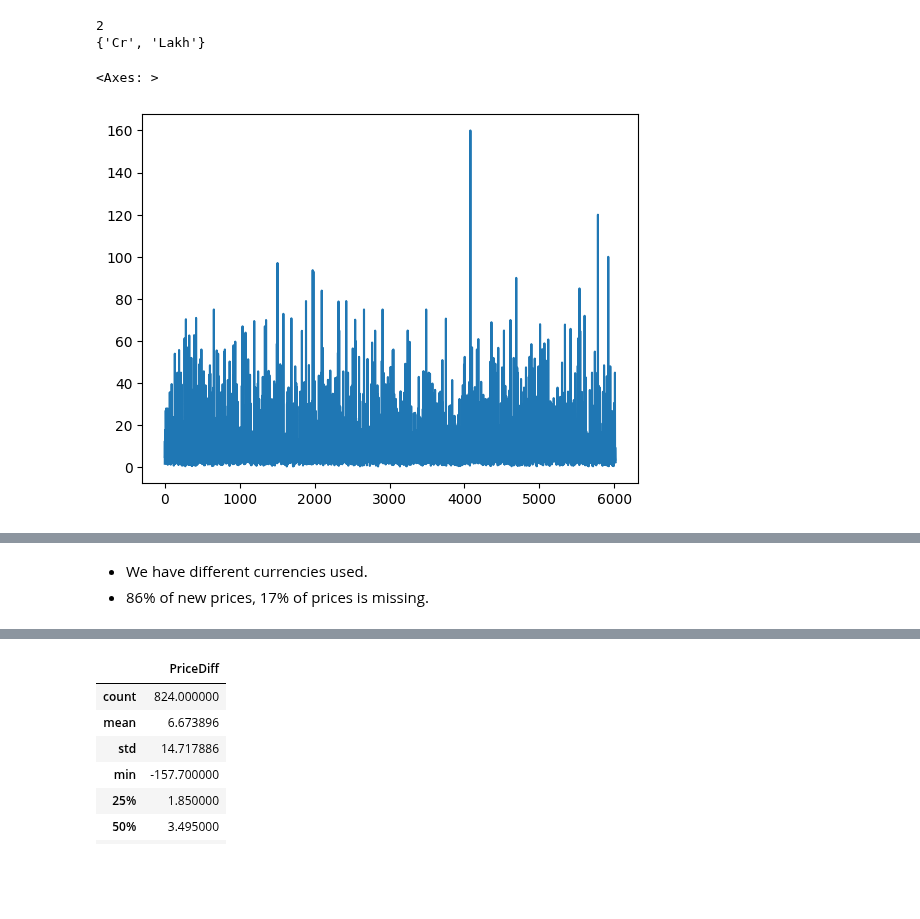
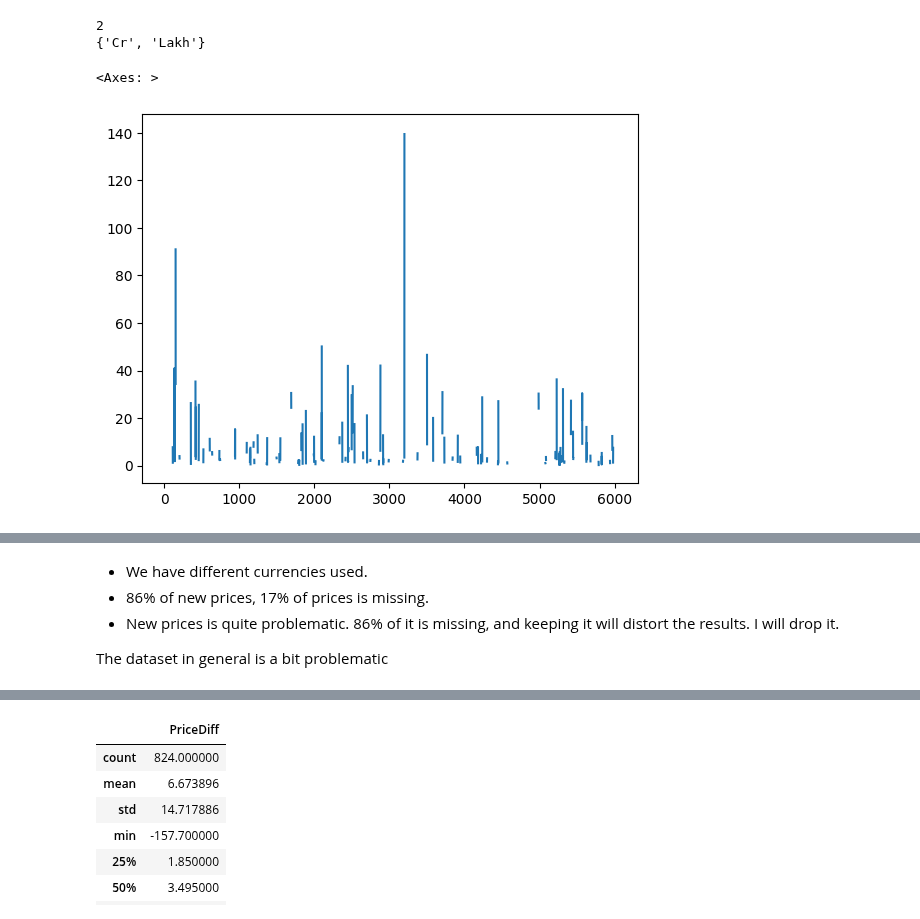
Before and after one commit to safakan/CCTB_repo_safak_atakan_celik, a Jupyter notebook: DEA113/Assignment4/Assignment4_EDA_Kaggle.ipynb, the cells around one changed output, grey strips where cells are left out. Saved outputs shown, nothing was run; the diff lists cells and outputs as text; code cells hidden in the pictures; blank space fills up the shorter version.

```diff
--- a/DEA113/Assignment4/Assignment4_EDA_Kaggle.ipynb
+++ b/DEA113/Assignment4/Assignment4_EDA_Kaggle.ipynb
@@ -189,15 +191,15 @@ data["Price_New"] = data.apply(lambda row: row["Price_New"] * 100 if row["Curren
 # %%
 # Visuals
 # priceData = data[["Price", "Price_New", "PriceDiff"]]
 # print(priceData.describe())
 # priceData.plot(kind='line', subplots=True)
 
 
-priceData = data["Price"]
+priceData = data["PriceDiff"]
 priceData.plot(kind='line')
 # %% [output]
 <Axes: >
-[figure, old version]
+[figure, new version]
 # %%
 data.sort_values("Price", ascending=False)
 # %% [output]
@@ -217,6 +219,9 @@ data.sort_values("Price", ascending=False)
 # %% [markdown]
 - We have different currencies used.
 - 86% of new prices, 17% of prices is missing.
+- New prices is quite problematic. 86% of it is missing, and keeping it will distort the results. I will drop it.
+
+The dataset in general is a bit problematic
 # %%
 data[data["Currency"] == "Lakh"]
 # %% [output]
```
Also changed, not shown: parts of 1 cell of this notebook.
